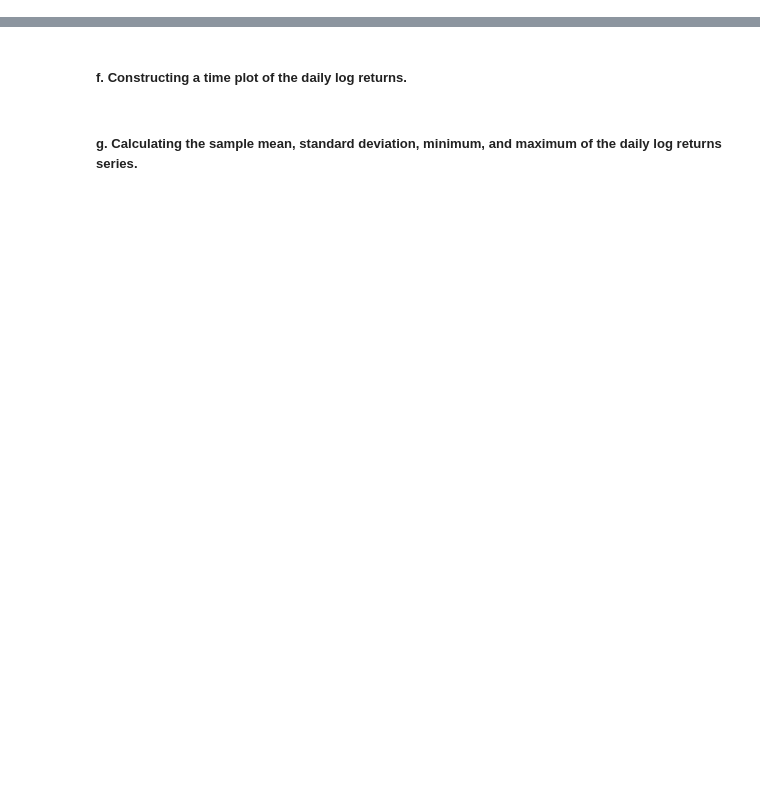
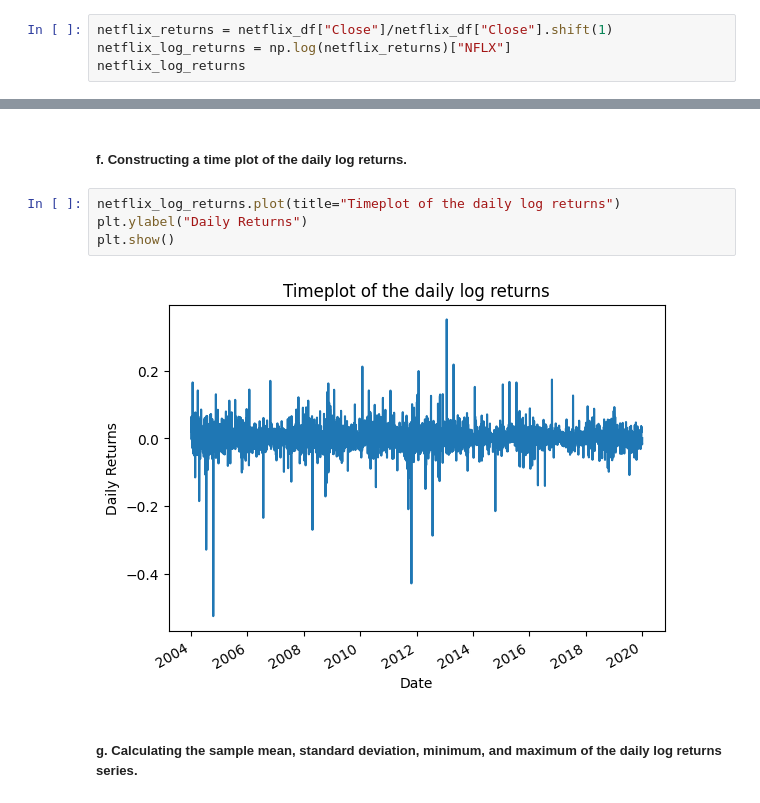
Before and after one commit to mcarbajal2/IFI8420-Assignments, a Jupyter notebook: Assignment 1/Assignment1.ipynb, the cells around one changed output, grey strips where cells are left out. Drawn from its saved outputs; the diff is of its cells as text; blank space fills up the shorter version.

```diff
--- a/Assignment 1/Assignment1.ipynb
+++ b/Assignment 1/Assignment1.ipynb
@@ -25,2 +60,6 @@
 # %% [markdown]
 ##### e. Computing log returns using closing price.
+# %%
+netflix_returns = netflix_df["Close"]/netflix_df["Close"].shift(1)
+netflix_log_returns = np.log(netflix_returns)["NFLX"]
+netflix_log_returns
@@ -27,4 +80,10 @@
 # %% [markdown]
 ##### f. Constructing a time plot of the daily log returns.
+# %%
+netflix_log_returns.plot(title="Timeplot of the daily log returns")
+plt.ylabel("Daily Returns")
+plt.show()
+# %% [output]
+[figure, added]
 # %% [markdown]
 ##### g. Calculating the sample mean, standard deviation, minimum, and maximum of the daily log returns series.
```
Also changed, not shown: parts of 11 cells of this notebook.
